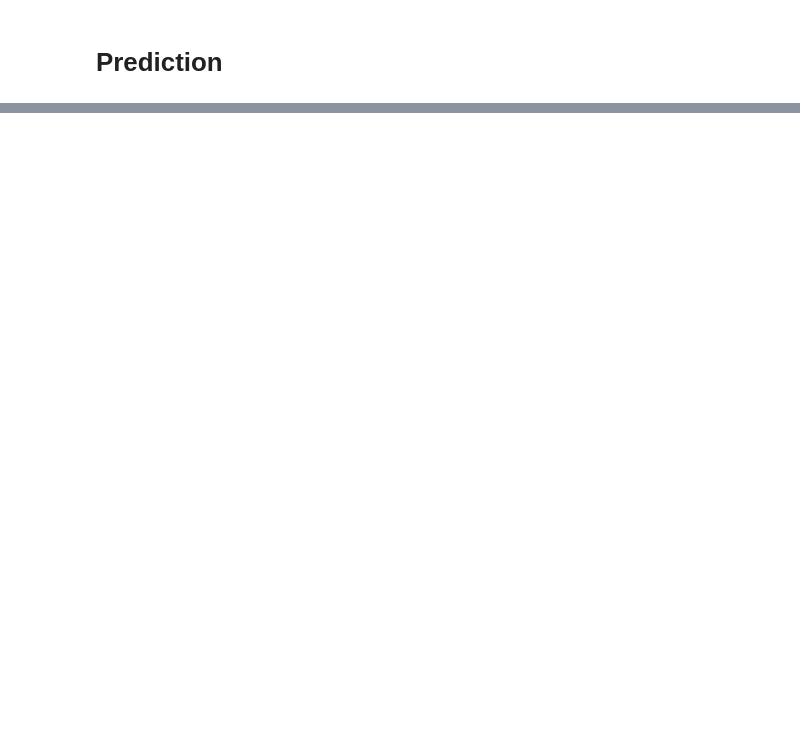
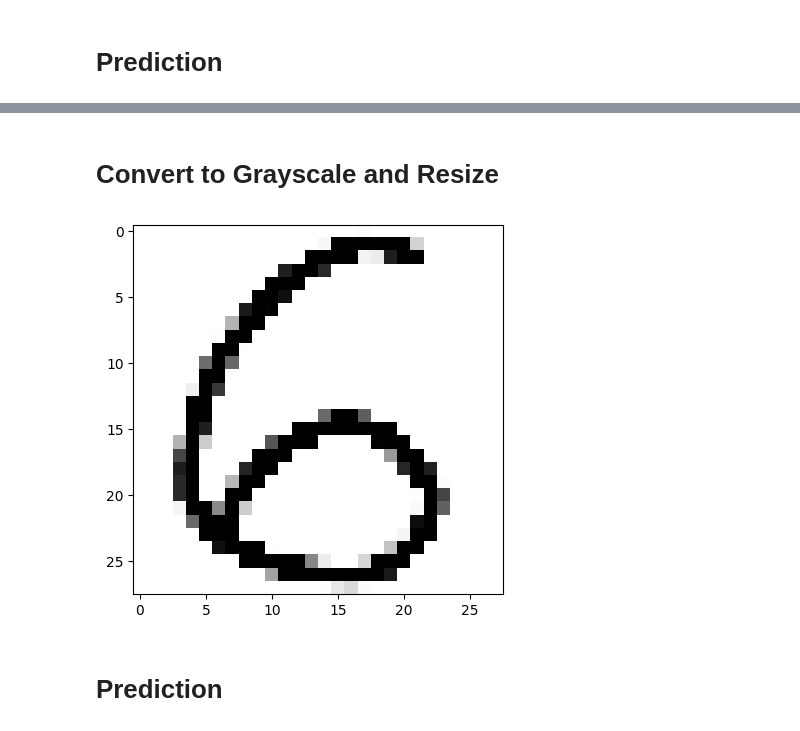
Before and after one commit to Kai-Kun-1/AI-ML-course, a Jupyter notebook: MLP_MNIST_std_with_montage.ipynb, the cells around one changed output, grey strips where cells are left out. Drawn from its saved outputs; the diff is of its cells as text; code cells hidden in the pictures; blank space fills up the shorter version.

```diff
--- a/MLP_MNIST_std_with_montage.ipynb
+++ b/MLP_MNIST_std_with_montage.ipynb
@@ -219,0 +235,13 @@ Prediction: 5
+# %% [markdown]
+# **Convert to Grayscale and Resize**
+# %%
+image = cv2.imread('/content/6.png', cv2.IMREAD_GRAYSCALE)
+image_resized = cv2.resize(image, (28, 28))
+plt.imshow(image_resized, cmap='gray')
+plt.axis('on')
+plt.show()
+image_resized = image_resized / 255.0
+# %% [output]
+[figure, added]
+# %% [markdown]
+# **Prediction**
```
Also changed, not shown: parts of 29 cells of this notebook.
